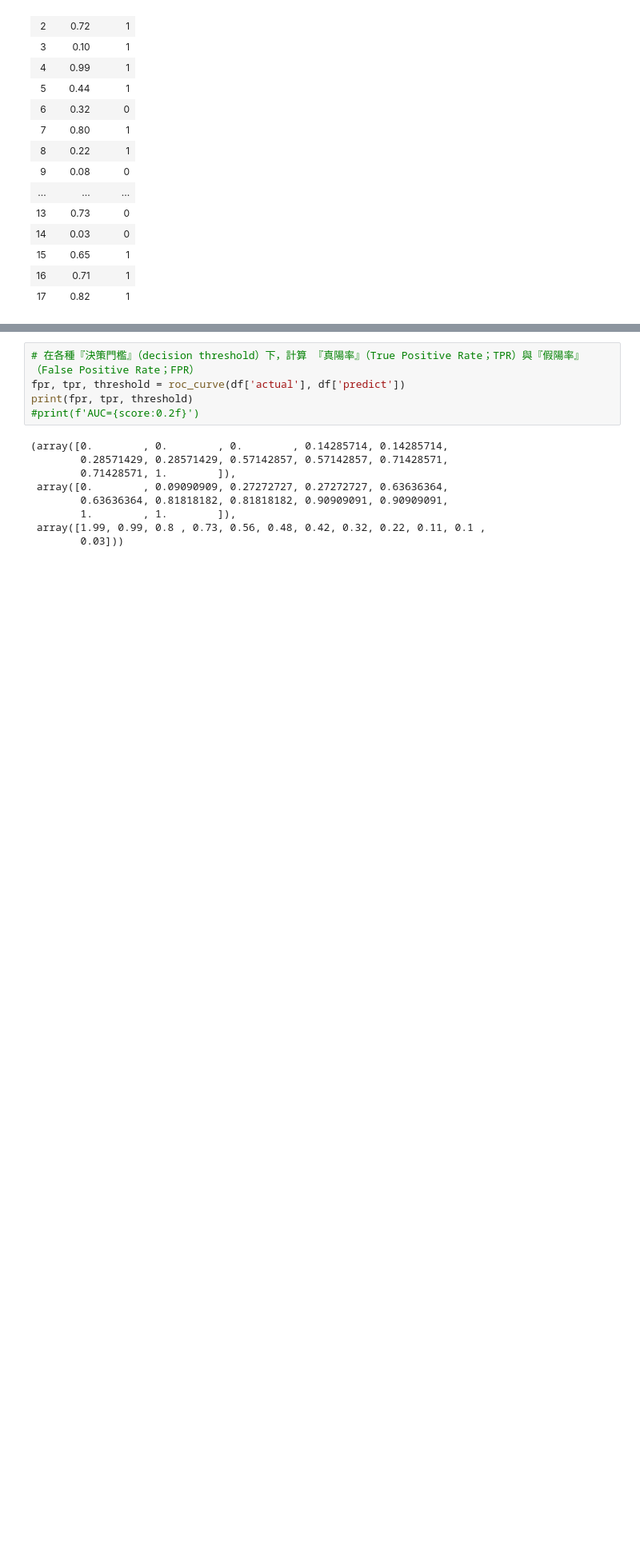
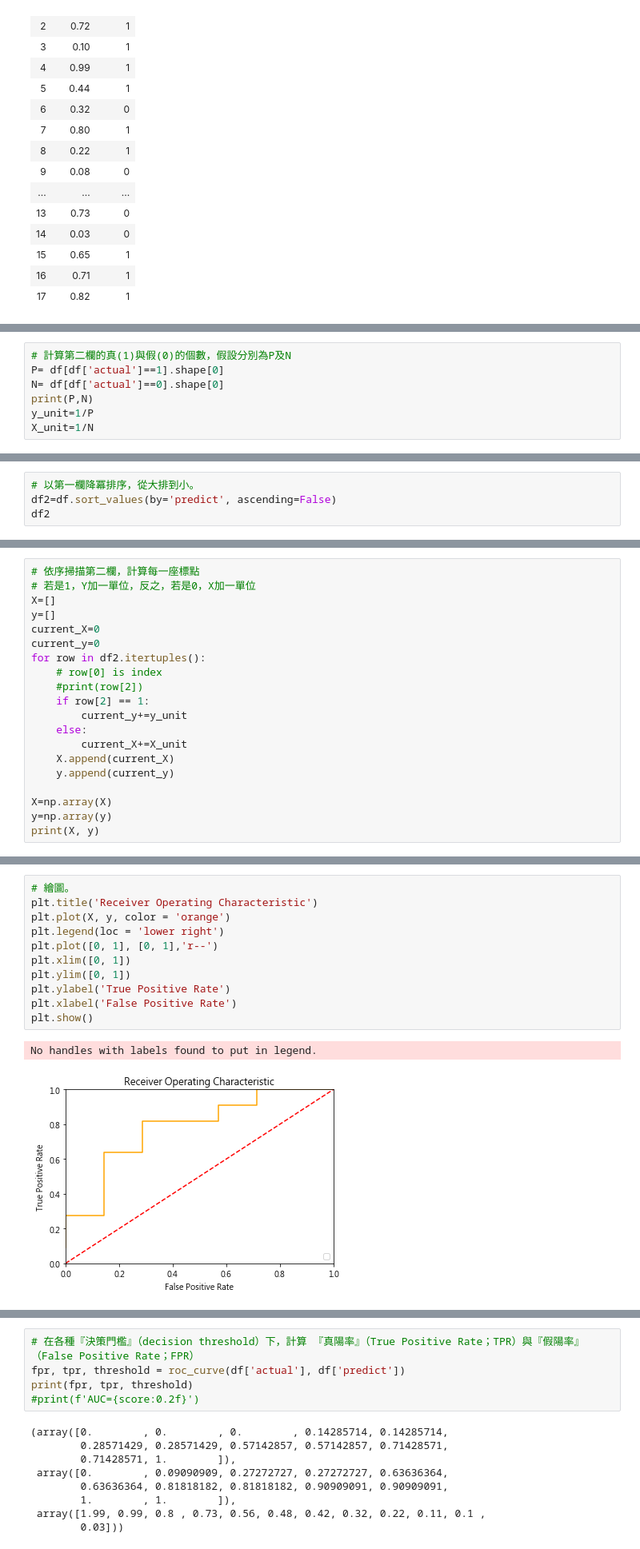
Before and after one commit to mc6666/AI_Applications, a Jupyter notebook: ROC_AUC_sample/draw_roc.ipynb, the cells around one changed output, grey strips where cells are left out. Shown at 80% size. Cells and saved outputs as stored; diff of their text form; blank space fills up the shorter version.

Commit message:
v2, add plot without Scikit-Learn

```diff
--- a/ROC_AUC_sample/draw_roc.ipynb
+++ b/ROC_AUC_sample/draw_roc.ipynb
@@ -28,0 +34,7 @@ df
+# %%
+# 計算第二欄的真(1)與假(0)的個數，假設分別為P及N
+P= df[df['actual']==1].shape[0]
+N= df[df['actual']==0].shape[0]
+print(P,N)
+y_unit=1/P
+X_unit=1/N
@@ -28,0 +43,4 @@ df
+# %%
+# 以第一欄降冪排序，從大排到小。
+df2=df.sort_values(by='predict', ascending=False)
+df2
@@ -28,0 +65,20 @@ df
+# %%
+# 依序掃描第二欄，計算每一座標點
+# 若是1，Y加一單位，反之，若是0，X加一單位
+X=[]
+y=[]
+current_X=0
+current_y=0
+for row in df2.itertuples():
+    # row[0] is index
+    #print(row[2])
+    if row[2] == 1:
+        current_y+=y_unit
+    else:
+        current_X+=X_unit
+    X.append(current_X)
+    y.append(current_y)
+
+X=np.array(X)
+y=np.array(y)
+print(X, y)
@@ -28,0 +91,14 @@ df
+# %%
+# 繪圖。
+plt.title('Receiver Operating Characteristic')
+plt.plot(X, y, color = 'orange')
+plt.legend(loc = 'lower right')
+plt.plot([0, 1], [0, 1],'r--')
+plt.xlim([0, 1])
+plt.ylim([0, 1])
+plt.ylabel('True Positive Rate')
+plt.xlabel('False Positive Rate')
+plt.show()
+# %% [output]
+No handles with labels found to put in legend.
+[figure, added]
```
Also changed, not shown: parts of 5 cells of this notebook.
